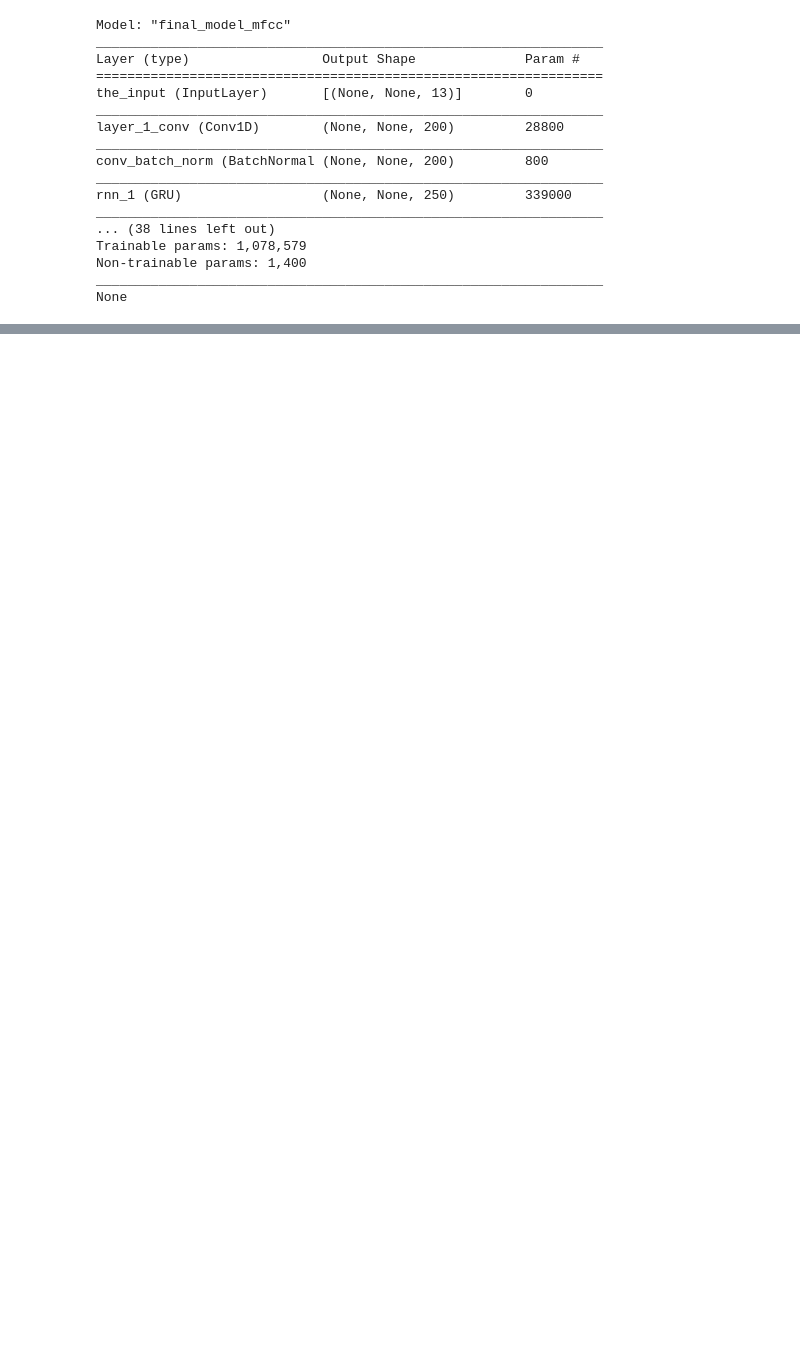
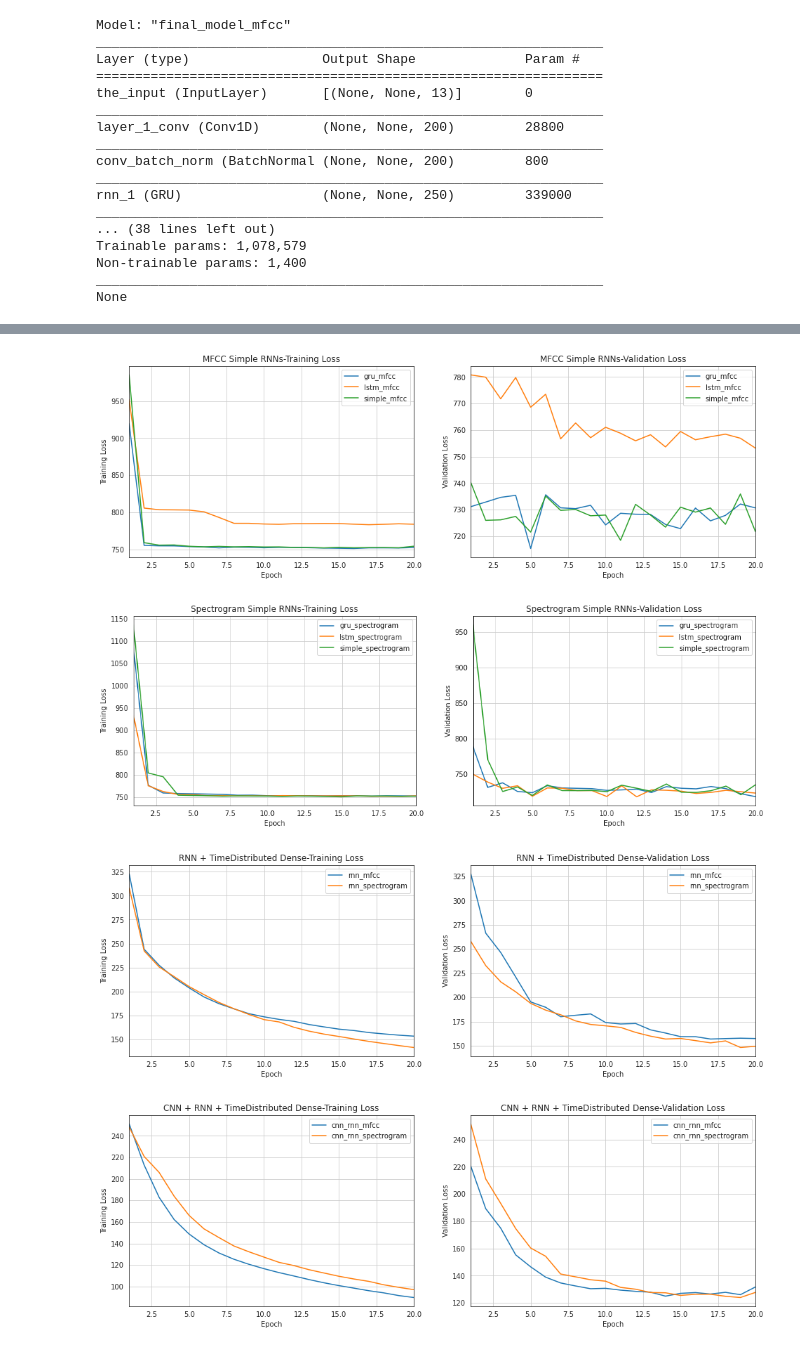
Before and after one commit to lithathampan/speech_recognition_nn_comparison, a Jupyter notebook: speech_recognition_nn_comparison.ipynb, the cells around one changed output, grey strips where cells are left out. Cells and saved outputs as stored; diff of their text form; code cells hidden in the pictures; blank space fills up the shorter version.

```diff
--- a/speech_recognition_nn_comparison.ipynb
+++ b/speech_recognition_nn_comparison.ipynb
@@ -747,0 +791,22 @@ def get_predictions(index, partition, input_to_softmax, model_path,spectrogram=F
+# %%
+from model_viz import vizualise_model
+%matplotlib inline
+
+vizualise_model(listofmodels ="simple_mfcc,lstm_mfcc,gru_mfcc",title="MFCC Simple RNNs")
+
+vizualise_model(listofmodels ="simple_spectrogram,lstm_spectrogram,gru_spectrogram",title="Spectrogram Simple RNNs")
+
+vizualise_model(listofmodels ="rnn_spectrogram,rnn_mfcc",title="RNN + TimeDistributed Dense")
+
+vizualise_model(filter="cnn_rnn",title="CNN + RNN + TimeDistributed Dense")
+
+vizualise_model(filter="deep_rnn",title="Deep RNN + TimeDistributed Dense")
+
+vizualise_model(filter="bidir",title="Bidirectional RNN + TimeDistributed Dense")
+
+vizualise_model(filter="final",title="Final Model")
+# %% [output]
+[figure, added]
+[figure, added]
+[figure, added]
+[figure, added]
```
Also changed, not shown: parts of 49 cells of this notebook, 50 other files.
